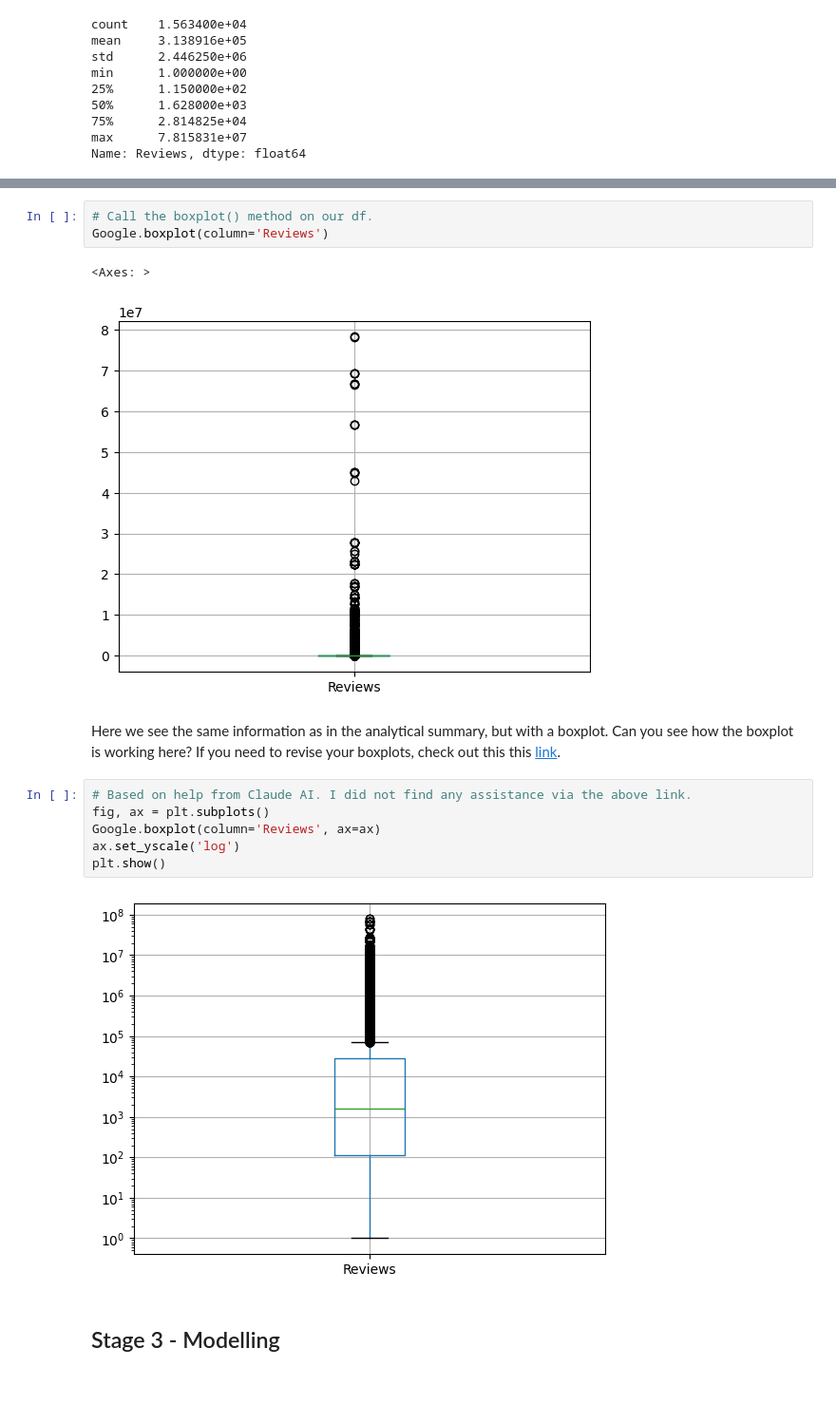
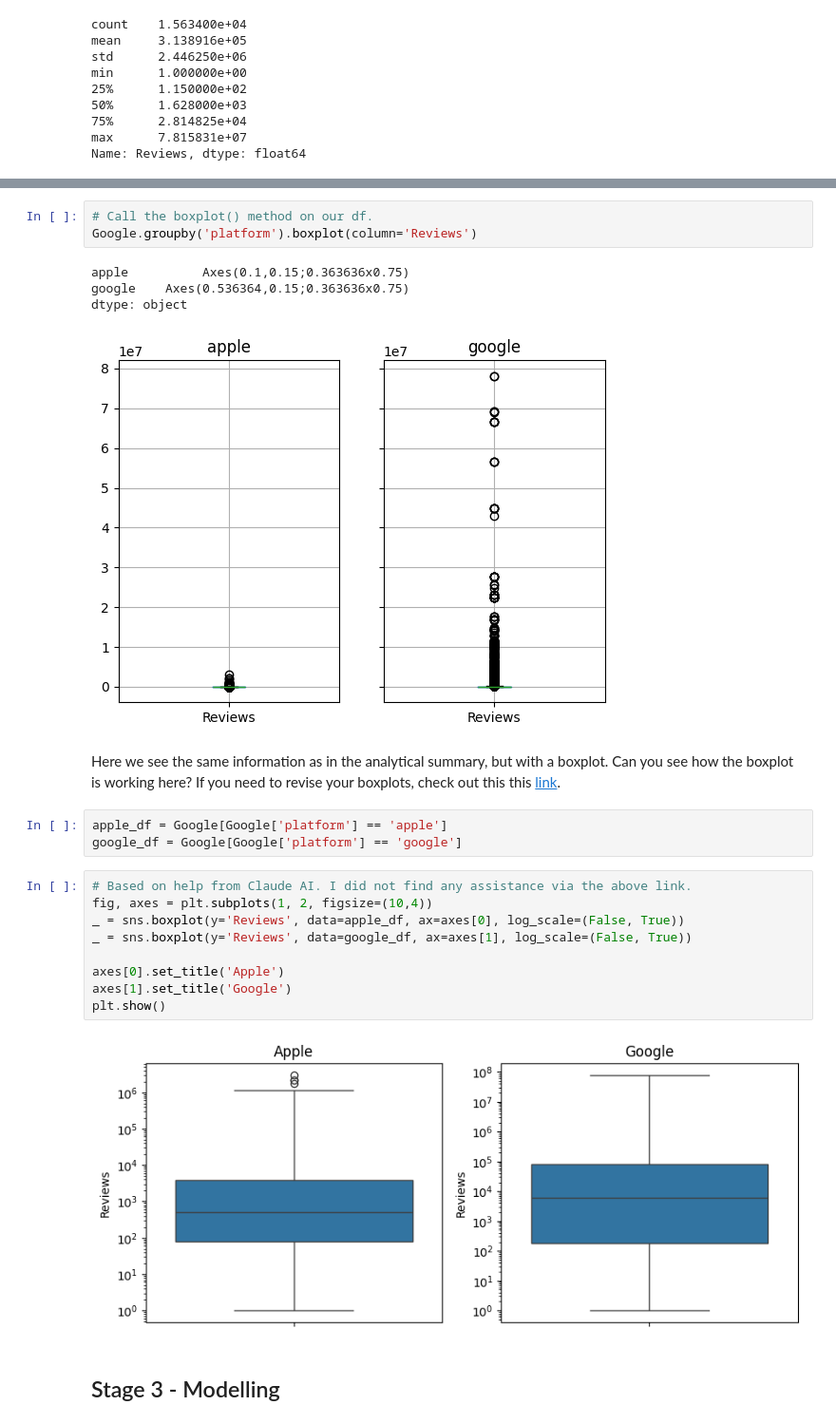
Before and after one commit to blue-santa/sprinboard-data-science-2026, a Jupyter notebook: 11-python-statistics-in-eda/03-hypothesis-testing/integrating-apps-case-study/Springboard Apps project - Tier 3 - Complete.ipynb, the cells around one changed output, grey strips where cells are left out. Shown at 95% size. Drawn from its saved outputs; the diff is of its cells as text; blank space fills up the shorter version.

Commit message:
separate out boxplots by platform type

```diff
--- a/11-python-statistics-in-eda/03-hypothesis-testing/integrating-apps-case-study/Springboard Apps project - Tier 3 - Complete.ipynb
+++ b/11-python-statistics-in-eda/03-hypothesis-testing/integrating-apps-case-study/Springboard Apps project - Tier 3 - Complete.ipynb
@@ -456,19 +464,27 @@ Name: Reviews, dtype: float64
 # %%
 # Call the boxplot() method on our df.
-Google.boxplot(column='Reviews')
+Google.groupby('platform').boxplot(column='Reviews')
 # %% [output]
-<Axes: >
+apple          Axes(0.1,0.15;0.363636x0.75)
+google    Axes(0.536364,0.15;0.363636x0.75)
+dtype: object
-[figure, old version]
+[figure, new version]
 # %% [markdown]
 Here we see the same information as in the analytical summary, but with a boxplot. Can you see how the boxplot is working here? If you need to revise your boxplots, check out this this [link](https://www.kaggle.com/ramamet4/app-store-apple-data-set-10k-apps).
+# %%
+apple_df = Google[Google['platform'] == 'apple']
+google_df = Google[Google['platform'] == 'google']
 # %%
 # Based on help from Claude AI. I did not find any assistance via the above link.
-fig, ax = plt.subplots()
-Google.boxplot(column='Reviews', ax=ax)
-ax.set_yscale('log')
+fig, axes = plt.subplots(1, 2, figsize=(10,4))
+_ = sns.boxplot(y='Reviews', data=apple_df, ax=axes[0], log_scale=(False, True))
+_ = sns.boxplot(y='Reviews', data=google_df, ax=axes[1], log_scale=(False, True))
+
+axes[0].set_title('Apple')
+axes[1].set_title('Google')
 plt.show()
 # %% [output]
-[figure, old version]
+[figure, new version]
 # %% [markdown]
 ## Stage 3 - Modelling
 # %% [markdown]
```
Also changed, not shown: parts of 3 cells of this notebook.
